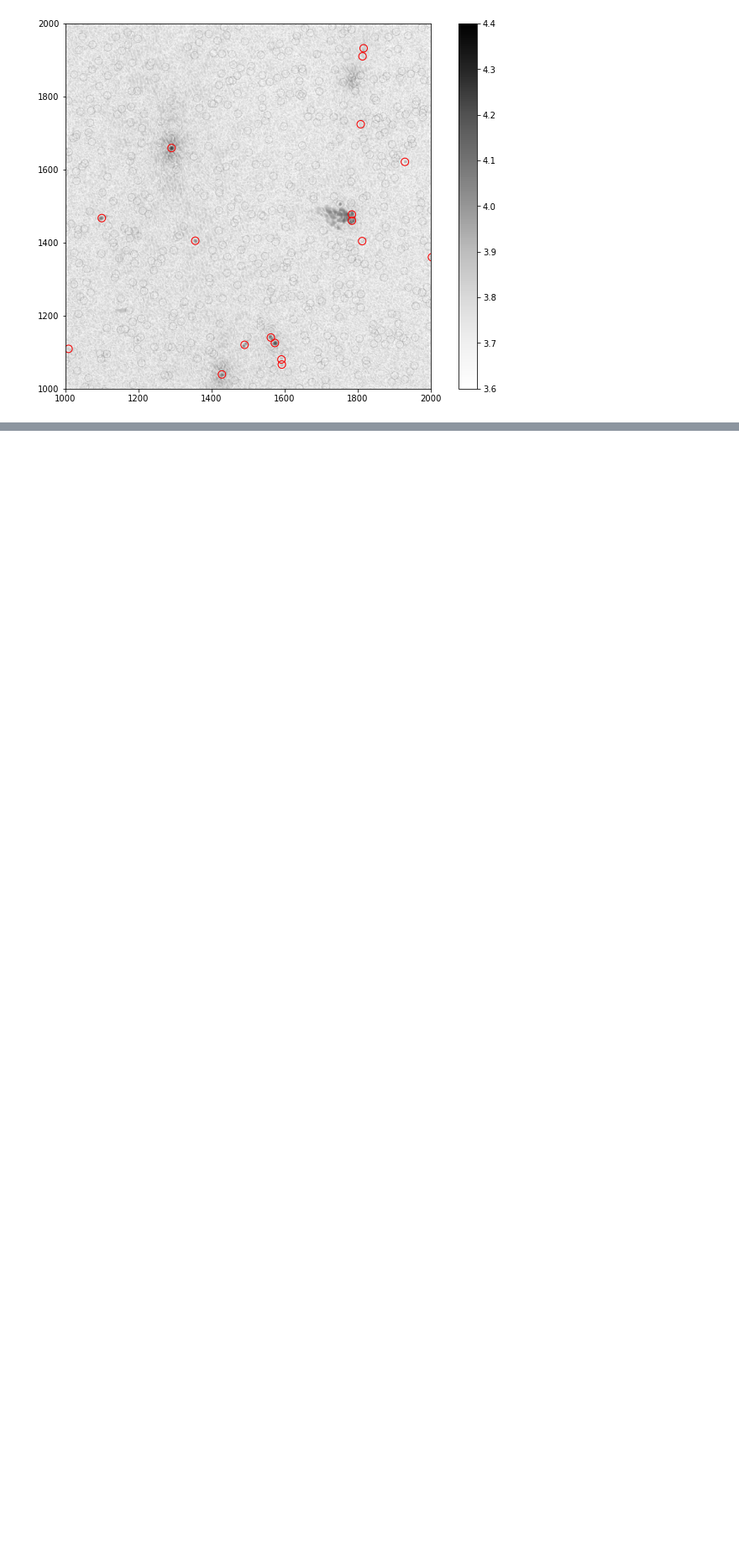
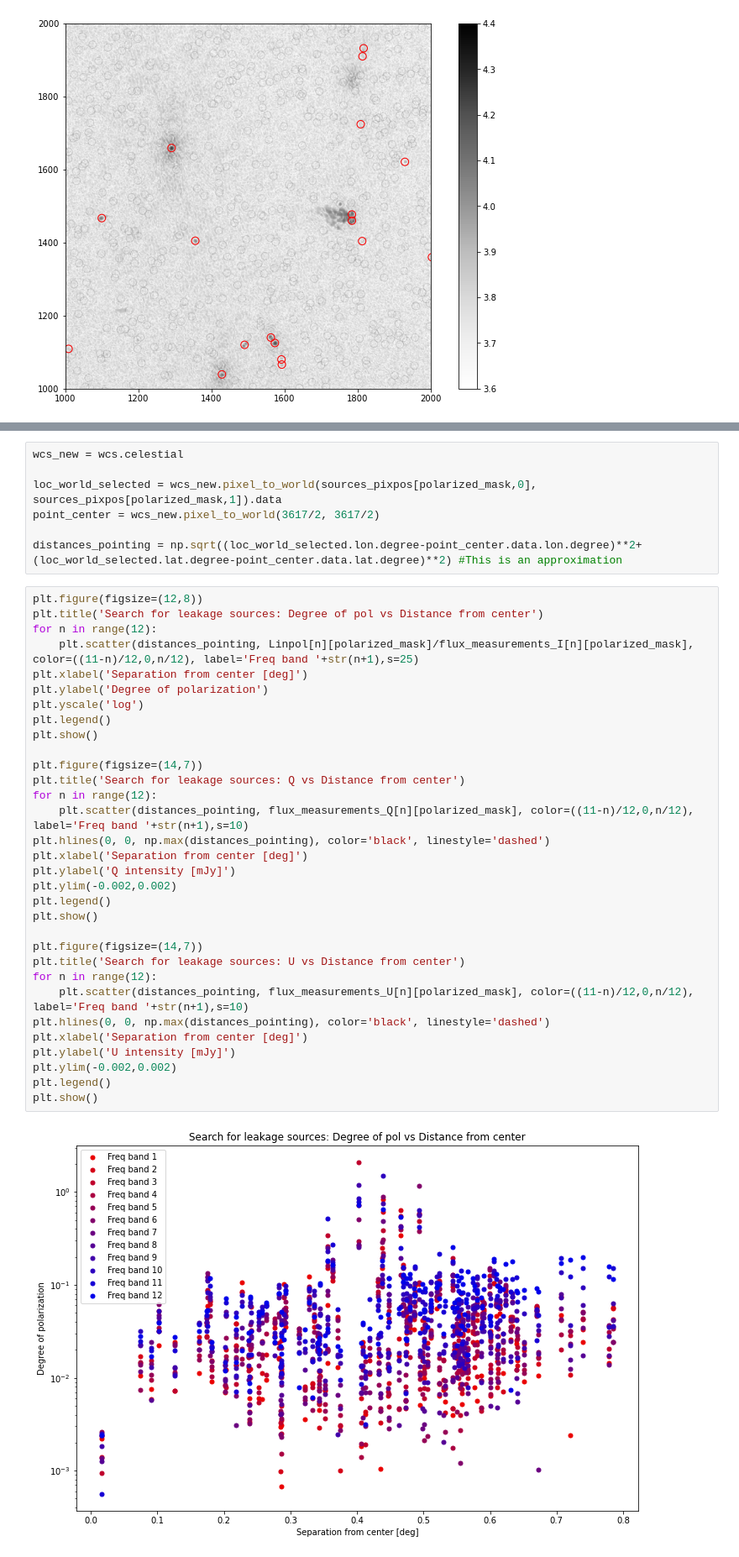
Before and after one commit to Woutmg/Meerkat_FracPol_New, a Jupyter notebook: RMS analyser.ipynb, the cells around one changed output, grey strips where cells are left out. Shown at 84% size. Saved outputs shown, nothing was run; the diff lists cells and outputs as text; blank space fills up the shorter version.

```diff
--- a/RMS analyser.ipynb
+++ b/RMS analyser.ipynb
@@ -199,0 +224,41 @@ plt.show()
+# %%
+wcs_new = wcs.celestial
+
+loc_world_selected = wcs_new.pixel_to_world(sources_pixpos[polarized_mask,0], sources_pixpos[polarized_mask,1]).data
+point_center = wcs_new.pixel_to_world(3617/2, 3617/2)
+
+distances_pointing = np.sqrt((loc_world_selected.lon.degree-point_center.data.lon.degree)**2+(loc_world_selected.lat.degree-point_center.data.lat.degree)**2) #This is an approximation
+# %%
+plt.figure(figsize=(12,8))
+plt.title('Search for leakage sources: Degree of pol vs Distance from center')
+for n in range(12):
+    plt.scatter(distances_pointing, Linpol[n][polarized_mask]/flux_measurements_I[n][polarized_mask], color=((11-n)/12,0,n/12), label='Freq band '+str(n+1),s=25)
+plt.xlabel('Separation from center [deg]')
+plt.ylabel('Degree of polarization')
+plt.yscale('log')
+plt.legend()
+plt.show()
+
+plt.figure(figsize=(14,7))
+plt.title('Search for leakage sources: Q vs Distance from center')
+for n in range(12):
+    plt.scatter(distances_pointing, flux_measurements_Q[n][polarized_mask], color=((11-n)/12,0,n/12), label='Freq band '+str(n+1),s=10)
+plt.hlines(0, 0, np.max(distances_pointing), color='black', linestyle='dashed')
+plt.xlabel('Separation from center [deg]')
+plt.ylabel('Q intensity [mJy]')
+plt.ylim(-0.002,0.002)
+plt.legend()
+plt.show()
+
+plt.figure(figsize=(14,7))
+plt.title('Search for leakage sources: U vs Distance from center')
+for n in range(12):
+    plt.scatter(distances_pointing, flux_measurements_U[n][polarized_mask], color=((11-n)/12,0,n/12), label='Freq band '+str(n+1),s=10)
+plt.hlines(0, 0, np.max(distances_pointing), color='black', linestyle='dashed')
+plt.xlabel('Separation from center [deg]')
+plt.ylabel('U intensity [mJy]')
+plt.ylim(-0.002,0.002)
+plt.legend()
+plt.show()
+# %% [output]
+[figure, added]
```
Also changed, not shown: parts of 10 cells of this notebook, 7 other files.
